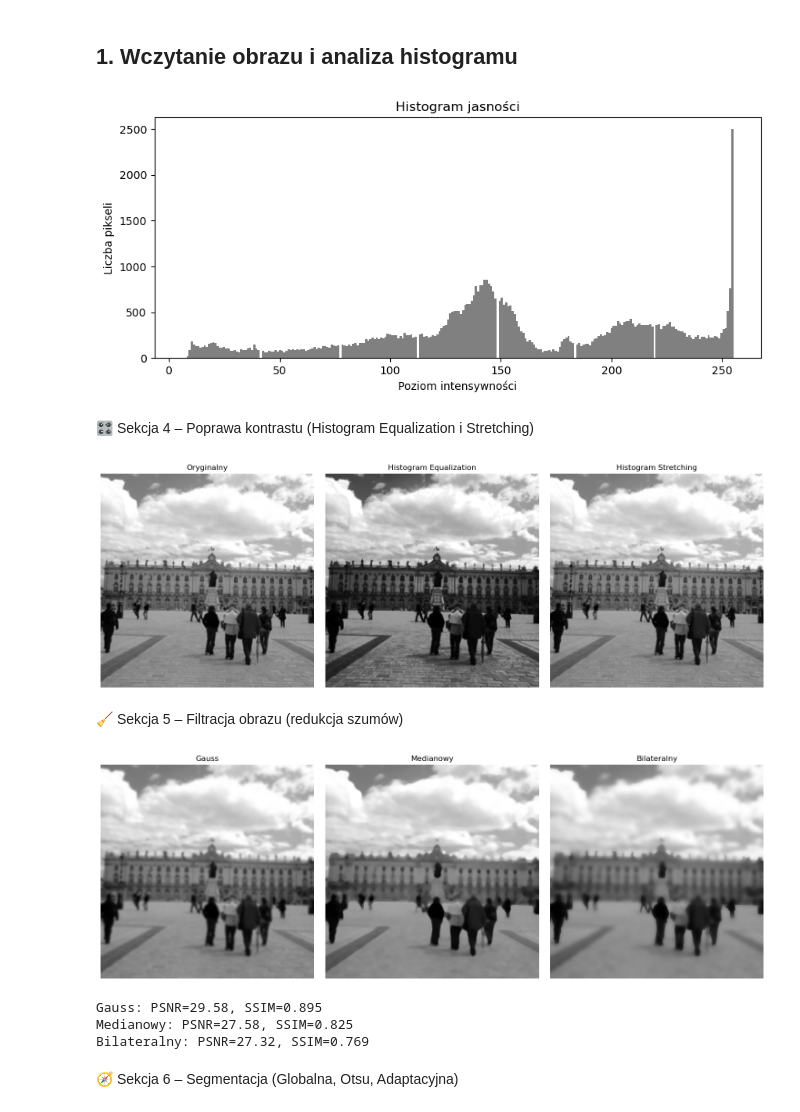
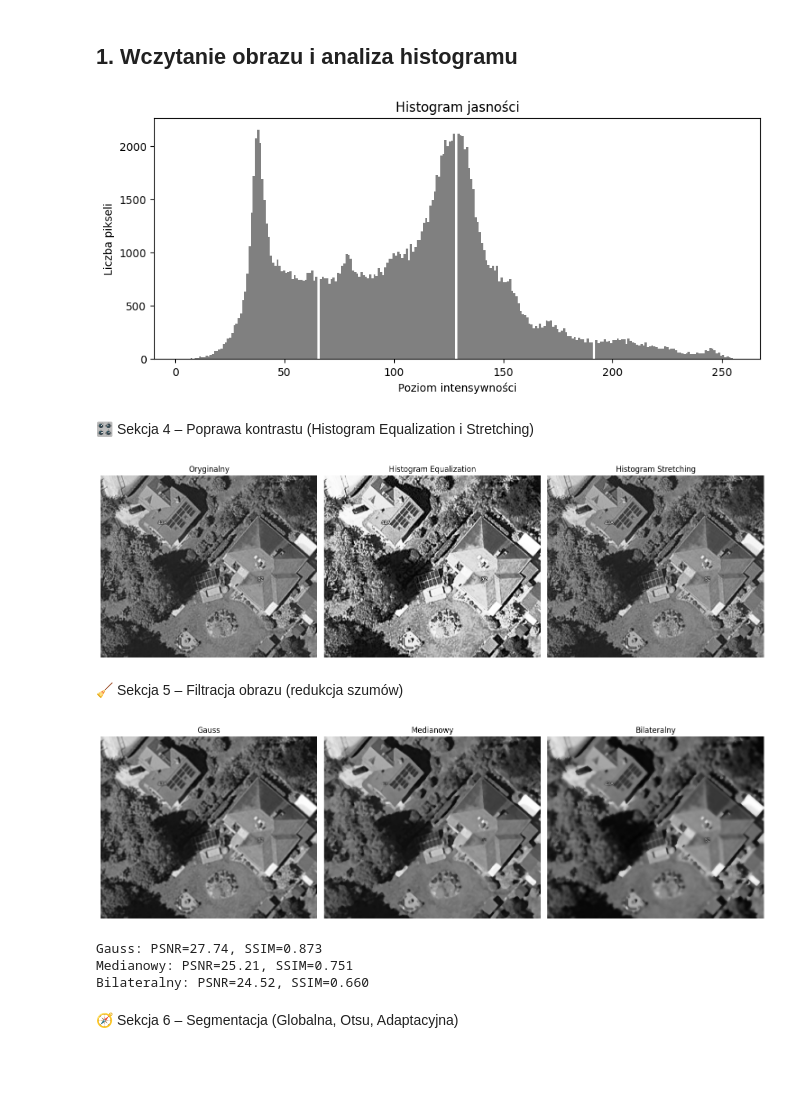
Before and after one commit to hgf700/ImageProcessingLessons, a Jupyter notebook: Lesson5/Lab5_Integracja_Technik_Przetwarzania_Obrazow..ipynb, the cells around one changed output. Cells and saved outputs as stored; diff of their text form; code cells hidden in the pictures; blank space fills up the shorter version.

```diff
--- a/Lesson5/Lab5_Integracja_Technik_Przetwarzania_Obrazow..ipynb
+++ b/Lesson5/Lab5_Integracja_Technik_Przetwarzania_Obrazow..ipynb
@@ -35,19 +35,25 @@ def show_images(imgs, titles, cmap=None, figsize=(15,5)):
 # %% [markdown]
 ## 1. Wczytanie obrazu i analiza histogramu
 # %%
-image = cv2.imread('4s.png')
+
+obraz1=r"C:\Users\USER098\Documents\GitHub\ImageProcessingLessons\Photos\3.jpg"
+obraz2=r"C:\Users\USER098\Documents\GitHub\ImageProcessingLessons\Photos\5.jpg"
+
+obraz=obraz1
+
+image = cv2.imread(obraz)
 if image is None:
     raise FileNotFoundError("Nie znaleziono pliku 4s.png — upewnij się, że jest w katalogu roboczym.")
 gray = cv2.cvtColor(image, cv2.COLOR_BGR2GRAY)
 
 plt.figure(figsize=(10,4))
 plt.hist(gray.ravel(), bins=256, color='gray')
 plt.title('Histogram jasności')
 plt.xlabel('Poziom intensywności')
 plt.ylabel('Liczba pikseli')
 plt.show()
 # %% [output]
-[figure, old version]
+[figure, new version]
 # %% [markdown]
 🎛️ Sekcja 4 – Poprawa kontrastu (Histogram Equalization i Stretching)
 # %%
@@ -57,7 +63,7 @@ stretch = cv2.normalize(gray, None, alpha=0, beta=255, norm_type=cv2.NORM_MINMAX
 show_images([gray, eq, stretch],
             ["Oryginalny", "Histogram Equalization", "Histogram Stretching"], cmap='gray')
 # %% [output]
-[figure, old version]
+[figure, new version]
 # %% [markdown]
 🧹 Sekcja 5 – Filtracja obrazu (redukcja szumów)
 # %%
@@ -76,10 +82,10 @@ for name, img in zip(["Gauss", "Medianowy", "Bilateralny"], [gauss, median, bila
     p, s = compare_metrics(gray, img)
     print(f"{name}: PSNR={p:.2f}, SSIM={s:.3f}")
 # %% [output]
-[figure, old version]
+[figure, new version]
-Gauss: PSNR=29.58, SSIM=0.895
-Medianowy: PSNR=27.58, SSIM=0.825
-Bilateralny: PSNR=27.32, SSIM=0.769
+Gauss: PSNR=27.74, SSIM=0.873
+Medianowy: PSNR=25.21, SSIM=0.751
+Bilateralny: PSNR=24.52, SSIM=0.660
 # %% [markdown]
 🧭 Sekcja 6 – Segmentacja (Globalna, Otsu, Adaptacyjna)
 # %%
```
Also changed, not shown: parts of 5 cells of this notebook.
